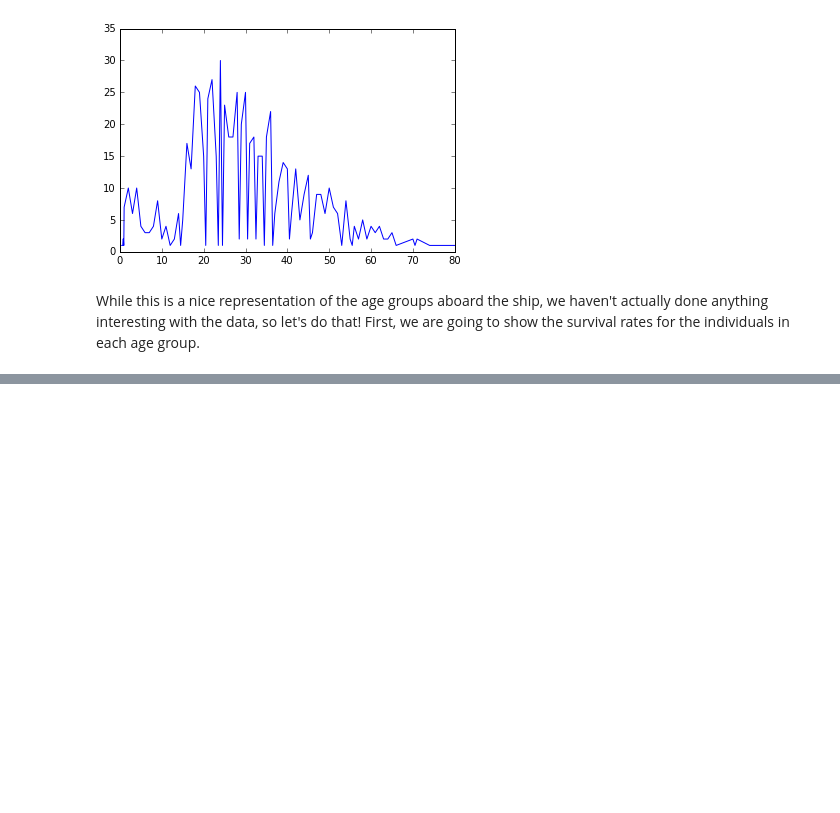
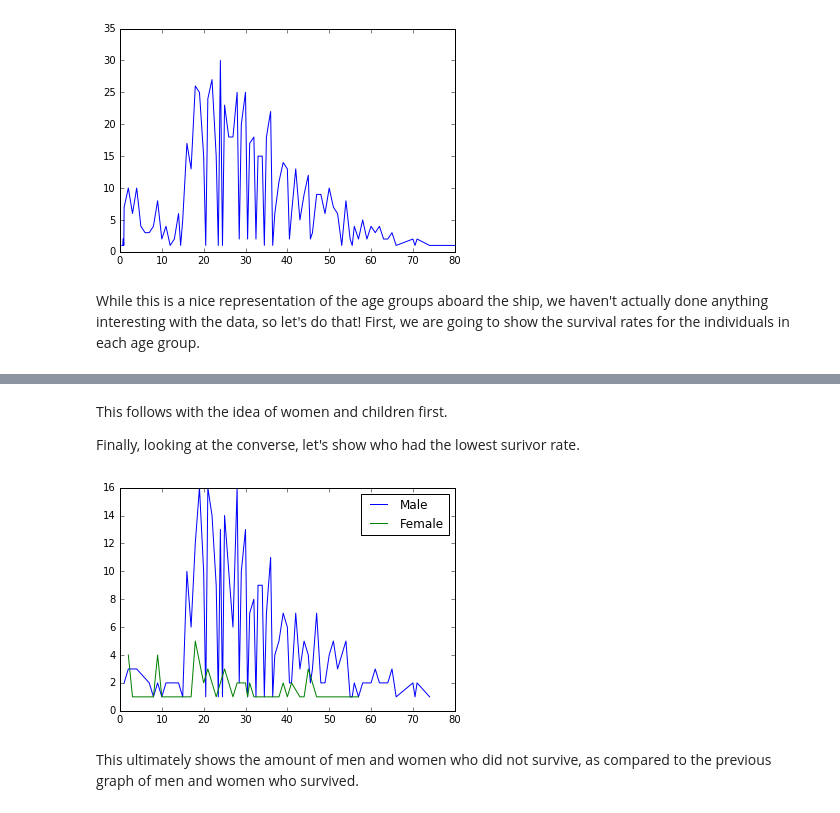
Before and after one commit to paulruvolo/DataScience16WarmupProject, a Jupyter notebook: data_exploration.ipynb, the cells around one changed output, grey strips where cells are left out. Saved outputs shown, nothing was run; the diff lists cells and outputs as text; code cells hidden in the pictures; blank space fills up the shorter version.

```diff
--- a/data_exploration.ipynb
+++ b/data_exploration.ipynb
@@ -101,0 +106,15 @@ TypeError: float() argument must be a string or a number
+# %% [markdown]
+This follows with the idea of women and children first.
+
+Finally, looking at the converse, let's show who had the lowest surivor rate.
+# %%
+%matplotlib inline
+
+plt.plot(data[(data.Survived == 0) & (data.Sex == 'male')].Age.value_counts().sort_index())
+plt.plot(data[(data.Survived == 0) & (data.Sex == 'female')].Age.value_counts().sort_index())
+plt.legend(['Male', 'Female'])
+plt.show()
+# %% [output]
+[figure, added]
+# %% [markdown]
+This ultimately shows the amount of men and women who did not survive, as compared to the previous graph of men and women who survived.
```
Also changed, not shown: parts of 4 cells of this notebook.
